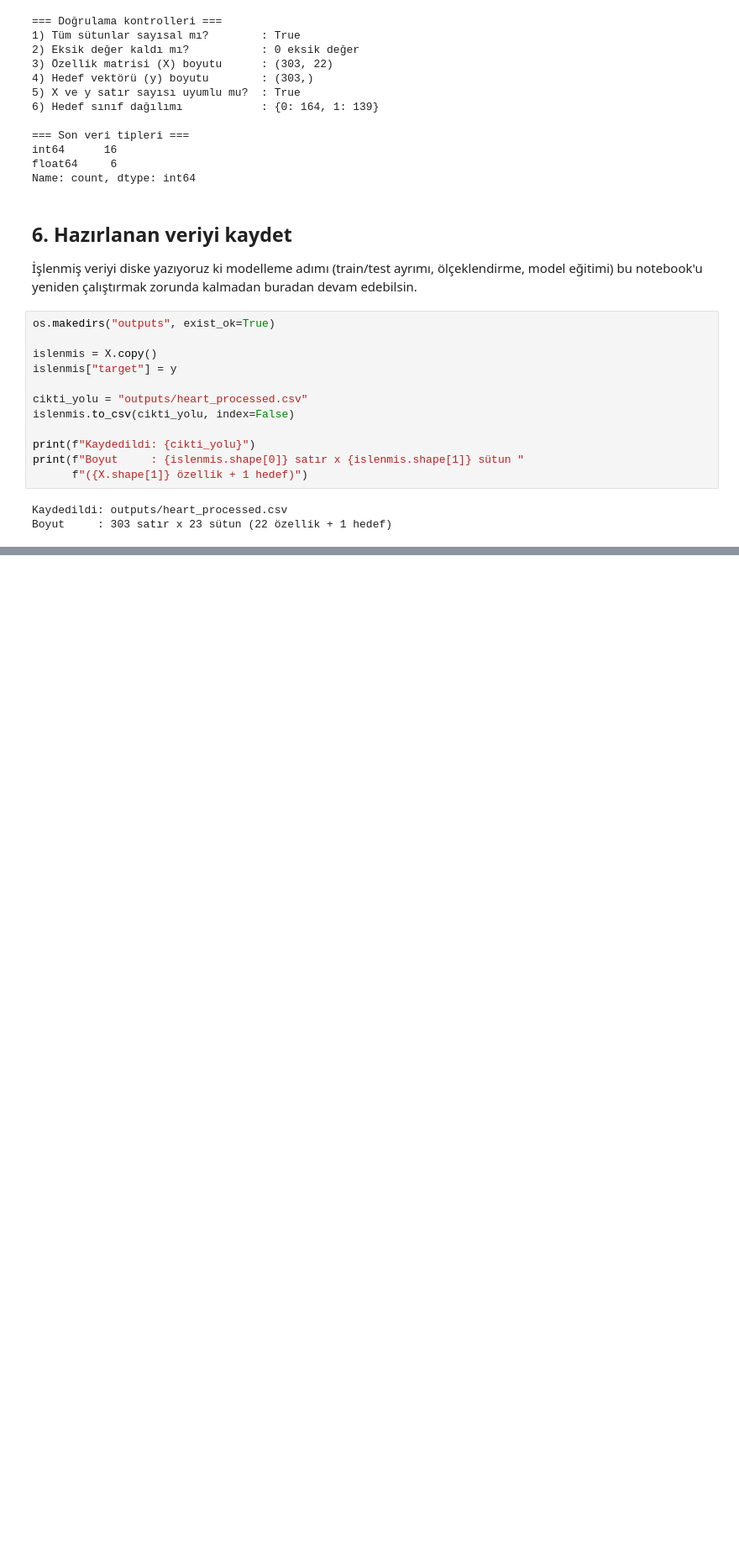
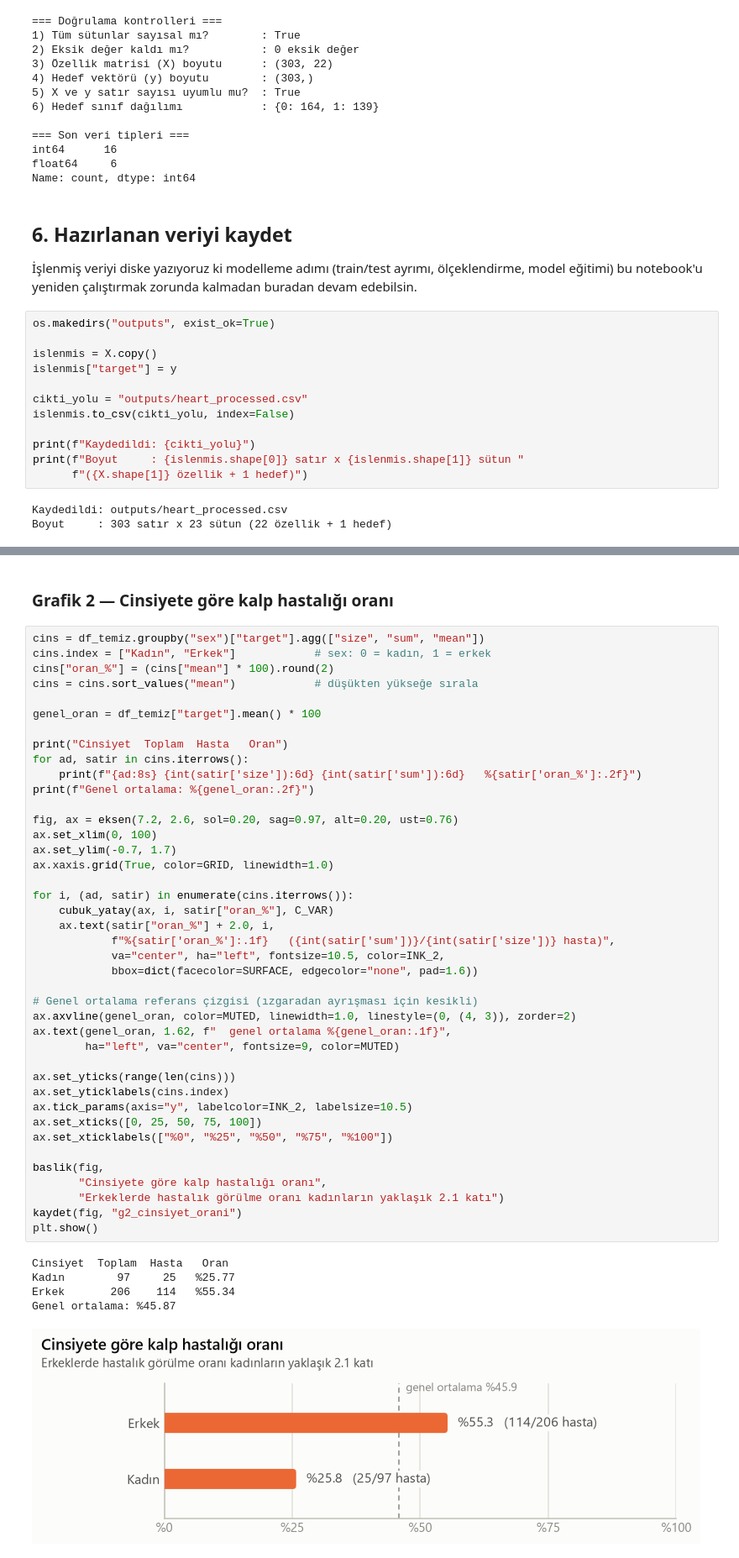
Before and after one commit to ahmttlh16/Siniflandirma_proje_yzt, a Jupyter notebook: analysis.ipynb, the cells around one changed output, grey strips where cells are left out. Shown at 84% size. Saved outputs shown, nothing was run; the diff lists cells and outputs as text; blank space fills up the shorter version.

```diff
--- a/analysis.ipynb
+++ b/analysis.ipynb
@@ -467,0 +666,49 @@ Boyut     : 303 satır x 23 sütun (22 özellik + 1 hedef)
+# %% [markdown]
+### Grafik 2 — Cinsiyete göre kalp hastalığı oranı
+# %%
+cins = df_temiz.groupby("sex")["target"].agg(["size", "sum", "mean"])
+cins.index = ["Kadın", "Erkek"]            # sex: 0 = kadın, 1 = erkek
+cins["oran_%"] = (cins["mean"] * 100).round(2)
+cins = cins.sort_values("mean")            # düşükten yükseğe sırala
+
+genel_oran = df_temiz["target"].mean() * 100
+
+print("Cinsiyet  Toplam  Hasta   Oran")
+for ad, satir in cins.iterrows():
+    print(f"{ad:8s} {int(satir['size']):6d} {int(satir['sum']):6d}   %{satir['oran_%']:.2f}")
+print(f"Genel ortalama: %{genel_oran:.2f}")
+
+fig, ax = eksen(7.2, 2.6, sol=0.20, sag=0.97, alt=0.20, ust=0.76)
+ax.set_xlim(0, 100)
+ax.set_ylim(-0.7, 1.7)
+ax.xaxis.grid(True, color=GRID, linewidth=1.0)
+
+for i, (ad, satir) in enumerate(cins.iterrows()):
+    cubuk_yatay(ax, i, satir["oran_%"], C_VAR)
+    ax.text(satir["oran_%"] + 2.0, i,
+            f"%{satir['oran_%']:.1f}   ({int(satir['sum'])}/{int(satir['size'])} hasta)",
+            va="center", ha="left", fontsize=10.5, color=INK_2,
+            bbox=dict(facecolor=SURFACE, edgecolor="none", pad=1.6))
+
+# Genel ortalama referans çizgisi (ızgaradan ayrışması için kesikli)
+ax.axvline(genel_oran, color=MUTED, linewidth=1.0, linestyle=(0, (4, 3)), zorder=2)
+ax.text(genel_oran, 1.62, f"  genel ortalama %{genel_oran:.1f}",
+        ha="left", va="center", fontsize=9, color=MUTED)
+
+ax.set_yticks(range(len(cins)))
+ax.set_yticklabels(cins.index)
+ax.tick_params(axis="y", labelcolor=INK_2, labelsize=10.5)
+ax.set_xticks([0, 25, 50, 75, 100])
+ax.set_xticklabels(["%0", "%25", "%50", "%75", "%100"])
+
+baslik(fig,
+       "Cinsiyete göre kalp hastalığı oranı",
+       "Erkeklerde hastalık görülme oranı kadınların yaklaşık 2.1 katı")
+kaydet(fig, "g2_cinsiyet_orani")
+plt.show()
+# %% [output]
+Cinsiyet  Toplam  Hasta   Oran
+Kadın        97     25   %25.77
+Erkek       206    114   %55.34
+Genel ortalama: %45.87
+[figure, added]
```
Also changed, not shown: parts of 20 cells of this notebook, 6 other files.
